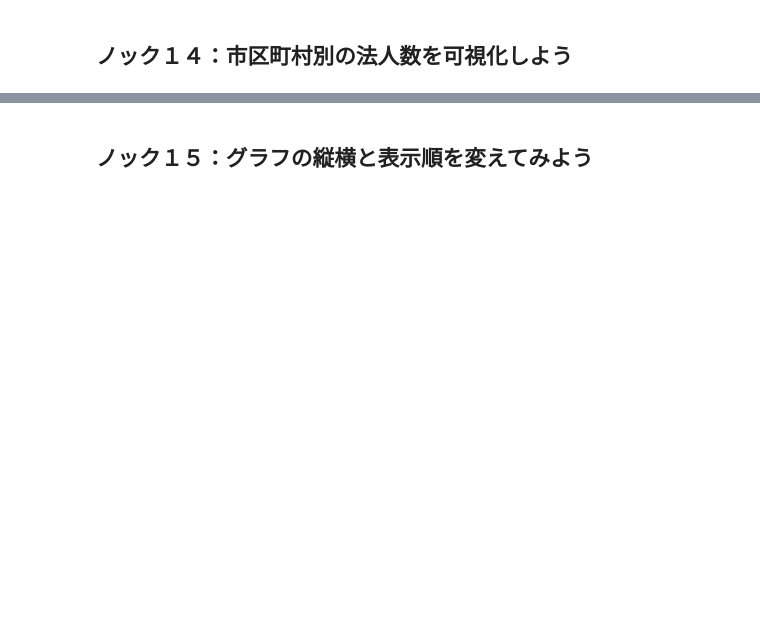
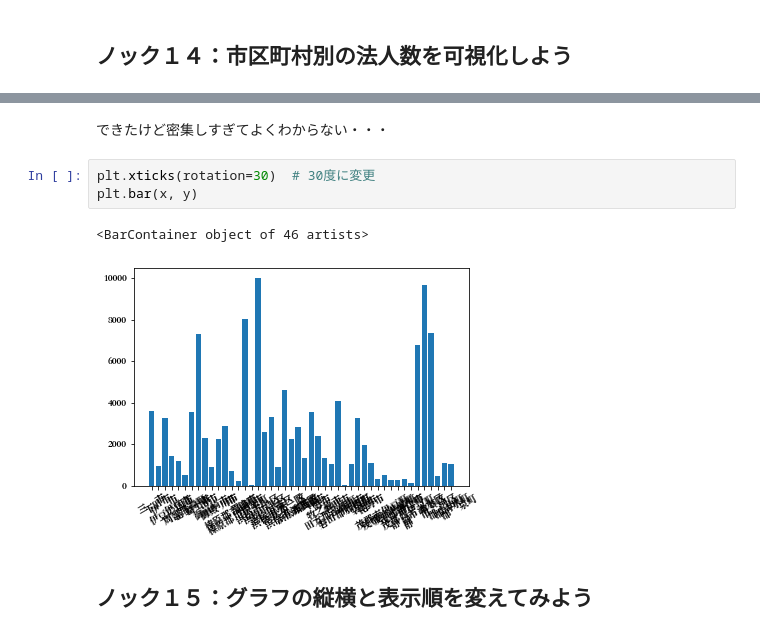
Before and after one commit to ayakamori0702/100knock-process-visualization, a Jupyter notebook: chapter-1/src/1章.ipynb, the cells around one changed output, grey strips where cells are left out. Drawn from its saved outputs; the diff is of its cells as text; blank space fills up the shorter version.

```diff
--- a/chapter-1/src/1章.ipynb
+++ b/chapter-1/src/1章.ipynb
@@ -829,2 +1083,10 @@ data.to_excel(os.path.join(output_dir, output_file), index=False)
+# %% [markdown]
+できたけど密集しすぎてよくわからない・・・
+# %%
+plt.xticks(rotation=30)  # 30度に変更
+plt.bar(x, y)
+# %% [output]
+<BarContainer object of 46 artists>
+[figure, added]
 # %% [markdown]
 ## ノック１５：グラフの縦横と表示順を変えてみよう
```
Also changed, not shown: parts of 44 cells of this notebook, 7 other files.
